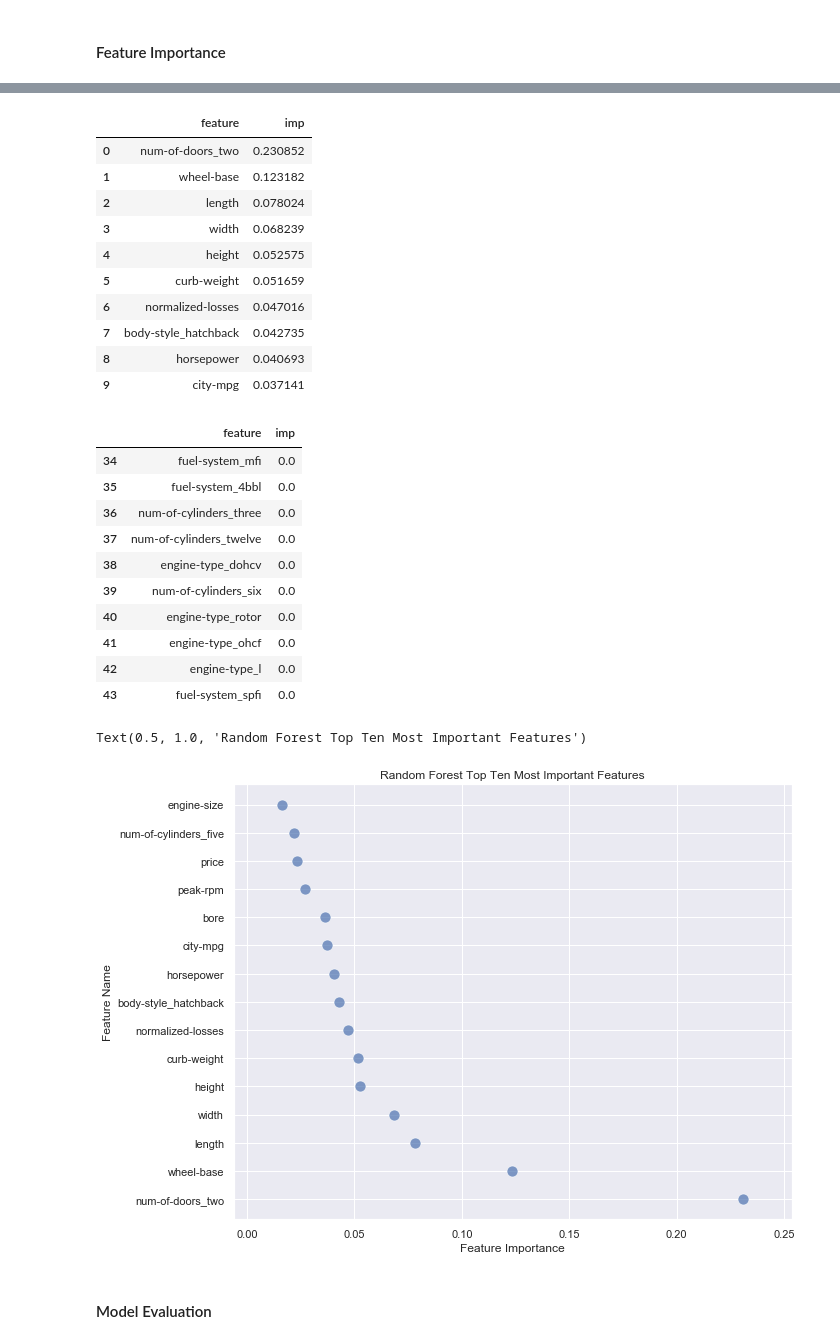
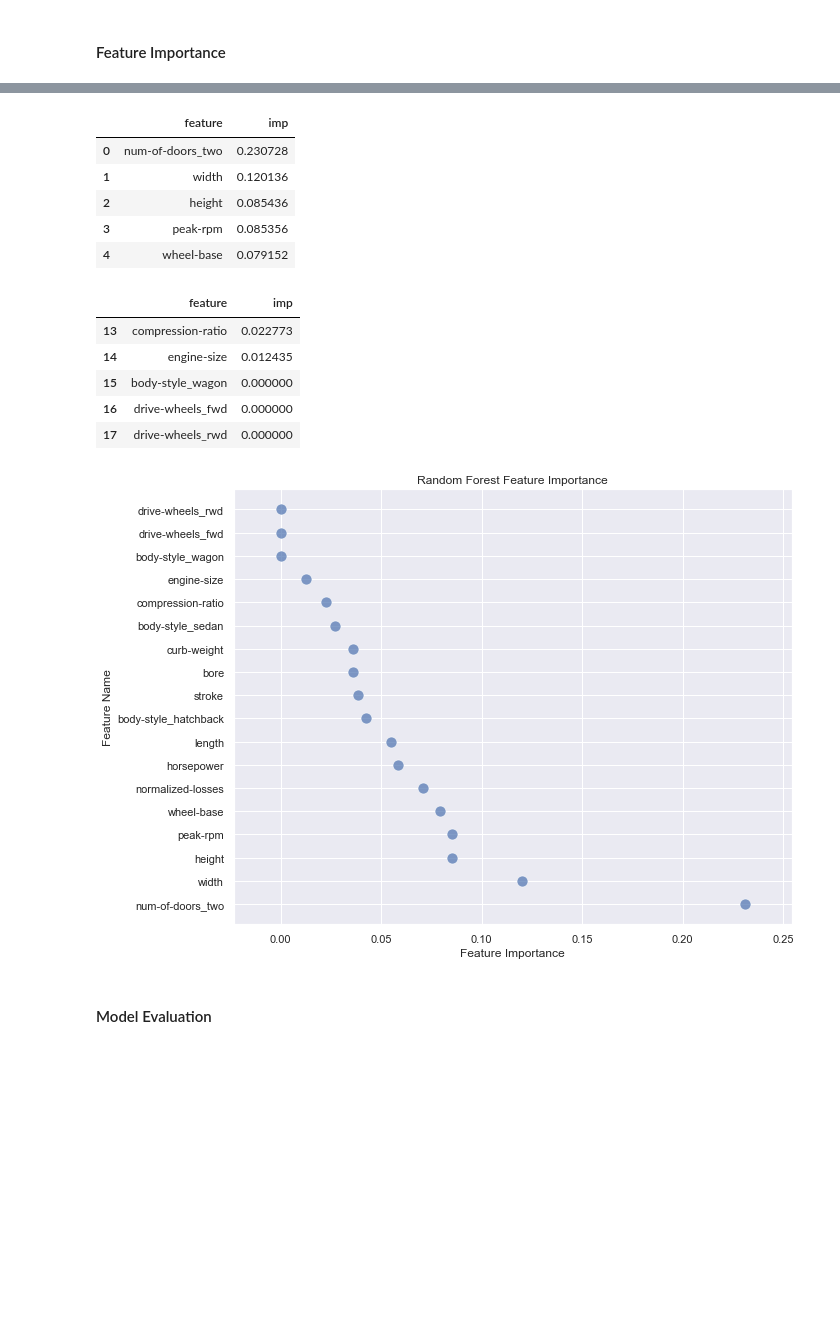
Before and after one commit to christinalchang/ucdavis-sta160, a Jupyter notebook: automobile.ipynb, the cells around one changed output, grey strips where cells are left out. Saved outputs shown, nothing was run; the diff lists cells and outputs as text; code cells hidden in the pictures; blank space fills up the shorter version.

Commit message:
Feature selection with extra trees classifier.

```diff
--- a/automobile.ipynb
+++ b/automobile.ipynb
@@ -478,0 +431,3 @@ No need to scale the features since decision tress are fairly insensitive to the
+# %%
+X_copy = X.copy()
+np.shape(X_copy)
@@ -478,0 +436,12 @@ No need to scale the features since decision tress are fairly insensitive to the
+# %%
+from sklearn.ensemble import ExtraTreesClassifier
+from sklearn.feature_selection import SelectFromModel
+
+clf = ExtraTreesClassifier(n_estimators=50,random_state=0)
+clf = clf.fit(X_copy, y)
+clf.feature_importances_
+model = SelectFromModel(clf, prefit=True)
+
+mask = model.get_support()
+X_new = X_copy.loc[:,mask]
+np.shape(X_new)
@@ -478,0 +452,8 @@ No need to scale the features since decision tress are fairly insensitive to the
+# %%
+from sklearn.model_selection import train_test_split
+
+X = X_new.copy()
+y = dat['symb_label']
+
+X_train, X_test, y_train, y_test = train_test_split(X, y, test_size=0.3, random_state=42)
+pd.value_counts(y_train)/len(y_train)
@@ -519,9 +504,9 @@ from sklearn.model_selection import GridSearchCV
 
 param_grid=[{'criterion':['gini','entropy'],
              'splitter':['best','random'],
-             'max_depth': np.arange(2, 20),
-             'max_leaf_nodes': np.arange(2, 10),
-             'min_samples_split': np.arange(2, 10)
+             'max_depth': np.arange(2, 15),
+             'max_leaf_nodes': np.arange(2, 20),
+             'min_samples_split': np.arange(2, 20)
             }]
 clf = tree.DecisionTreeClassifier(random_state=0)
 grid_search = GridSearchCV(clf, param_grid, cv=5, scoring='accuracy')
@@ -856,42 +841,32 @@ imp_df.head()
 # %%
 # 5 most important features
-imp_df.head(10)
+imp_df.head(5)
 # %% [output]
 |  | feature | imp |
-| 0 | num-of-doors_two | 0.230852 |
-| 1 | wheel-base | 0.123182 |
-| 2 | length | 0.078024 |
-| 3 | width | 0.068239 |
-| 4 | height | 0.052575 |
-| 5 | curb-weight | 0.051659 |
-| 6 | normalized-losses | 0.047016 |
-| 7 | body-style_hatchback | 0.042735 |
-| 8 | horsepower | 0.040693 |
-| 9 | city-mpg | 0.037141 |
+| 0 | num-of-doors_two | 0.230728 |
+| 1 | width | 0.120136 |
+| 2 | height | 0.085436 |
+| 3 | peak-rpm | 0.085356 |
+| 4 | wheel-base | 0.079152 |
 # %%
 # 5 least important features
-imp_df.tail(10)
+imp_df.tail(5)
 # %% [output]
 |  | feature | imp |
-| 34 | fuel-system_mfi | 0.0 |
-| 35 | fuel-system_4bbl | 0.0 |
-| 36 | num-of-cylinders_three | 0.0 |
-| 37 | num-of-cylinders_twelve | 0.0 |
-| 38 | engine-type_dohcv | 0.0 |
-| 39 | num-of-cylinders_six | 0.0 |
-| 40 | engine-type_rotor | 0.0 |
-| 41 | engine-type_ohcf | 0.0 |
-| 42 | engine-type_l | 0.0 |
-| 43 | fuel-system_spfi | 0.0 |
+| 13 | compression-ratio | 0.022773 |
+| 14 | engine-size | 0.012435 |
+| 15 | body-style_wagon | 0.000000 |
+| 16 | drive-wheels_fwd | 0.000000 |
+| 17 | drive-wheels_rwd | 0.000000 |
 # %%
 plt.figure(figsize = (10,8))
-sns.scatterplot(x='imp',y='feature',data=imp_df.iloc[:15,:], marker='o', s=120, alpha=0.7)
+sns.scatterplot(x='imp',y='feature',data=imp_df, marker='o', s=120, alpha=0.7)
 plt.xlabel('Feature Importance')
 plt.ylabel('Feature Name')
-plt.title('Random Forest Top Ten Most Important Features')
+plt.title('Random Forest Feature Importance')
+plt.show()
 # %% [output]
-Text(0.5, 1.0, 'Random Forest Top Ten Most Important Features')
-[figure, old version]
+[figure, new version]
 # %% [markdown]
 #### Model Evaluation
 # %% [markdown]
```
Also changed, not shown: parts of 38 cells of this notebook.
